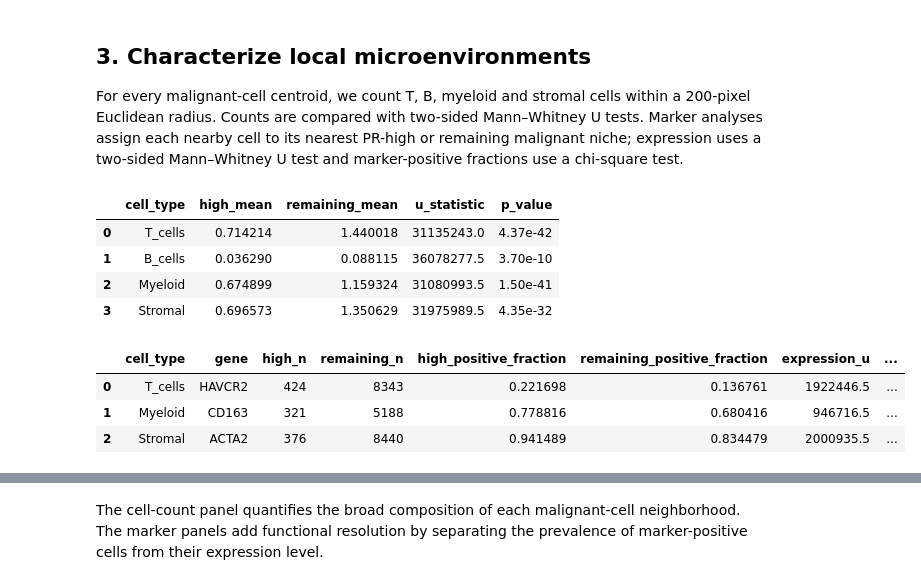
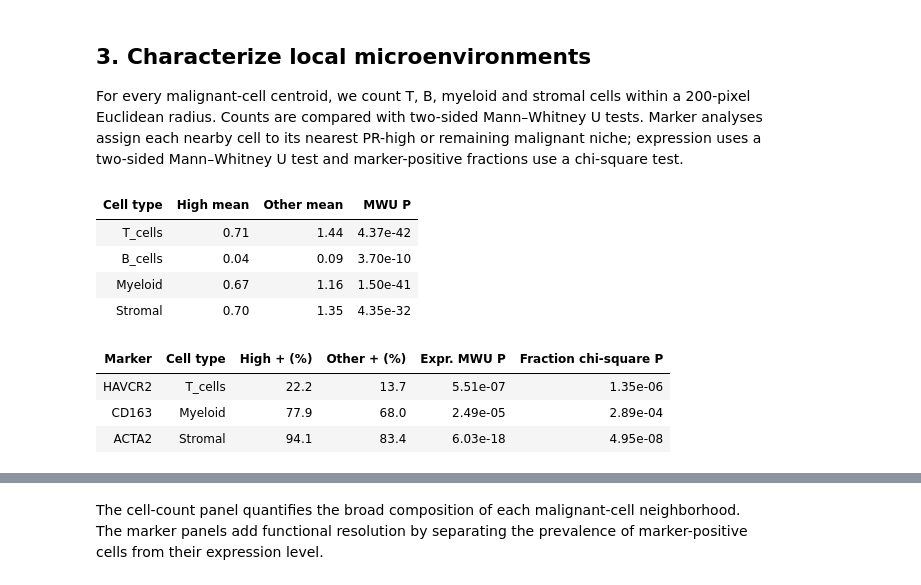
Before and after one commit to shuailinxue/PhenoMap, a Jupyter notebook: docs/source/tutorials/04_clinical_phenotype_analysis/index.ipynb, the cells around one changed output, grey strips where cells are left out. Saved outputs shown, nothing was run; the diff lists cells and outputs as text; code cells hidden in the pictures.

```diff
--- a/docs/source/tutorials/04_clinical_phenotype_analysis/index.ipynb
+++ b/docs/source/tutorials/04_clinical_phenotype_analysis/index.ipynb
@@ -156,21 +156,49 @@ For every malignant-cell centroid, we count T, B, myeloid and stromal cells with
 # %%
 RADIUS = 200
 niche_counts, niche_tests = neighborhood_counts(cells, radius=RADIUS)
 marker_cells, marker_tests = marker_neighborhoods(cells, cell_expression, radius=RADIUS)
 
-display(niche_tests.assign(p_value=lambda x: x["p_value"].map(lambda p: f"{p:.2e}")))
-display(marker_tests.assign(
-    expression_p=lambda x: x["expression_p"].map(lambda p: f"{p:.2e}"),
-    fraction_chi2_p=lambda x: x["fraction_chi2_p"].map(lambda p: f"{p:.2e}"),
-))
+niche_display = niche_tests.rename(columns={
+    "cell_type": "Cell type",
+    "high_mean": "High mean",
+    "remaining_mean": "Other mean",
+    "p_value": "MWU P",
+})[["Cell type", "High mean", "Other mean", "MWU P"]]
+marker_display = marker_tests.rename(columns={
+    "gene": "Marker",
+    "cell_type": "Cell type",
+    "high_positive_fraction": "High + (%)",
+    "remaining_positive_fraction": "Other + (%)",
+    "expression_p": "Expr. MWU P",
+    "fraction_chi2_p": "Fraction chi-square P",
+})[["Marker", "Cell type", "High + (%)", "Other + (%)", "Expr. MWU P", "Fraction chi-square P"]].copy()
+marker_display[["High + (%)", "Other + (%)"]] *= 100
+
+compact_table_styles = [
+    {"selector": "table", "props": [("width", "100%"), ("font-size", "0.82rem")]},
+    {"selector": "th, td", "props": [("padding", "0.25rem 0.4rem"), ("white-space", "normal")]},
+]
+display(
+    niche_display.style.hide(axis="index")
+    .format({"High mean": "{:.2f}", "Other mean": "{:.2f}", "MWU P": "{:.2e}"})
+    .set_table_styles(compact_table_styles)
+)
+display(
+    marker_display.style.hide(axis="index")
+    .format({
+        "High + (%)": "{:.1f}", "Other + (%)": "{:.1f}",
+        "Expr. MWU P": "{:.2e}", "Fraction chi-square P": "{:.2e}",
+    })
+    .set_table_styles(compact_table_styles)
+)
 # %% [output]
-|  | cell_type | high_mean | remaining_mean | u_statistic | p_value |
-| 0 | T_cells | 0.714214 | 1.440018 | 31135243.0 | 4.37e-42 |
-| 1 | B_cells | 0.036290 | 0.088115 | 36078277.5 | 3.70e-10 |
-| 2 | Myeloid | 0.674899 | 1.159324 | 31080993.5 | 1.50e-41 |
-| 3 | Stromal | 0.696573 | 1.350629 | 31975989.5 | 4.35e-32 |
+| Cell type | High mean | Other mean | MWU P |
+| T_cells | 0.71 | 1.44 | 4.37e-42 |
+| B_cells | 0.04 | 0.09 | 3.70e-10 |
+| Myeloid | 0.67 | 1.16 | 1.50e-41 |
+| Stromal | 0.70 | 1.35 | 4.35e-32 |
-|  | cell_type | gene | high_n | remaining_n | high_positive_fraction | remaining_positive_fraction | expression_u | ... |
-| 0 | T_cells | HAVCR2 | 424 | 8343 | 0.221698 | 0.136761 | 1922446.5 | ... |
-| 1 | Myeloid | CD163 | 321 | 5188 | 0.778816 | 0.680416 | 946716.5 | ... |
-| 2 | Stromal | ACTA2 | 376 | 8440 | 0.941489 | 0.834479 | 2000935.5 | ... |
+| Marker | Cell type | High + (%) | Other + (%) | Expr. MWU P | Fraction chi-square P |
+| HAVCR2 | T_cells | 22.2 | 13.7 | 5.51e-07 | 1.35e-06 |
+| CD163 | Myeloid | 77.9 | 68.0 | 2.49e-05 | 2.89e-04 |
+| ACTA2 | Stromal | 94.1 | 83.4 | 6.03e-18 | 4.95e-08 |
 # %%
```
Also changed, not shown: parts of 6 cells of this notebook.
